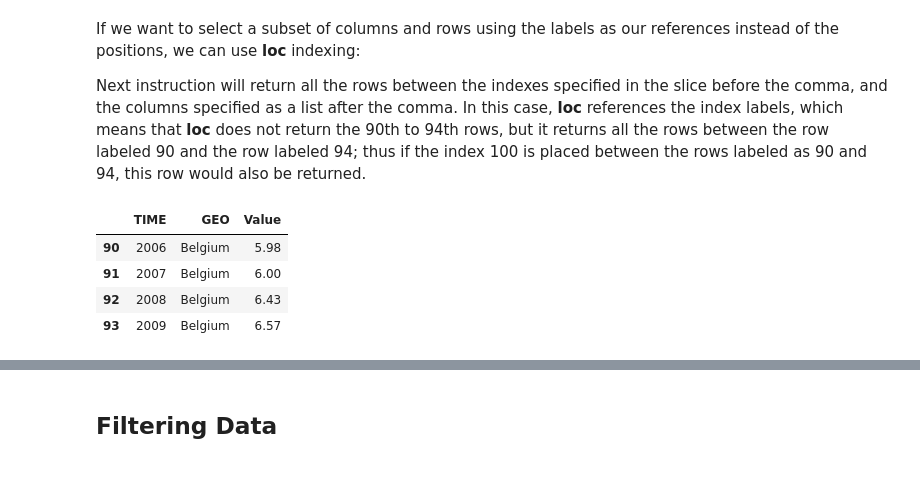
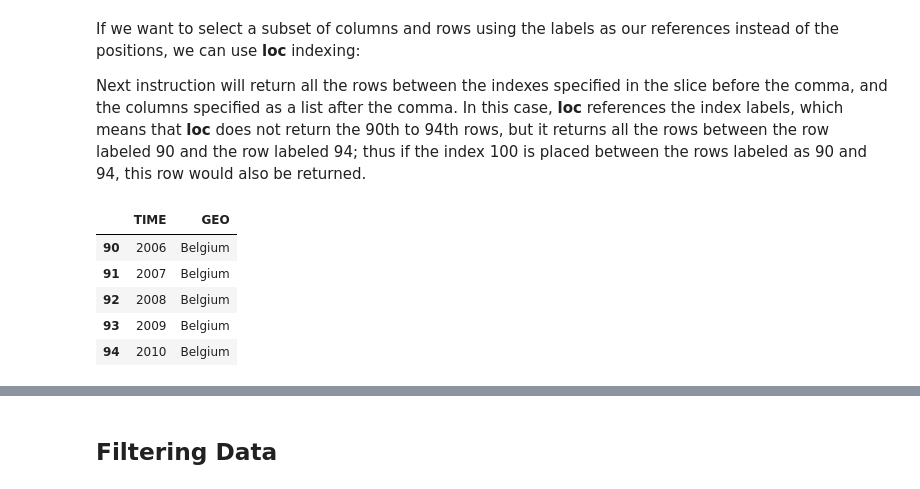
Before and after one commit to DataScienceUB/introduction-datascience-python-book, a Jupyter notebook: ch02_Toolbox.ipynb, the cells around one changed output, grey strips where cells are left out. Saved outputs shown, nothing was run; the diff lists cells and outputs as text; code cells hidden in the pictures.

```diff
--- a/ch02_Toolbox.ipynb
+++ b/ch02_Toolbox.ipynb
@@ -190,10 +154,11 @@ edu[10:14]
 
 Next instruction  will return all the rows between the indexes specified in the slice before the comma, and the columns specified as a list after the comma. In this case, **loc** references the index labels, which means that  **loc** does not return the 90th to 94th rows, but it returns all the rows between the row labeled 90 and the row labeled 94; thus if the index 100 is placed between the rows labeled as 90 and 94, this row would also be returned.
 # %%
-edu.iloc[90:94,:]
+edu.loc[90:94,['TIME','GEO']]
 # %% [output]
-|  | TIME | GEO | Value |
-| 90 | 2006 | Belgium | 5.98 |
-| 91 | 2007 | Belgium | 6.00 |
-| 92 | 2008 | Belgium | 6.43 |
-| 93 | 2009 | Belgium | 6.57 |
+|  | TIME | GEO |
+| 90 | 2006 | Belgium |
+| 91 | 2007 | Belgium |
+| 92 | 2008 | Belgium |
+| 93 | 2009 | Belgium |
+| 94 | 2010 | Belgium |
```
Also changed, not shown: parts of 19 cells of this notebook.
